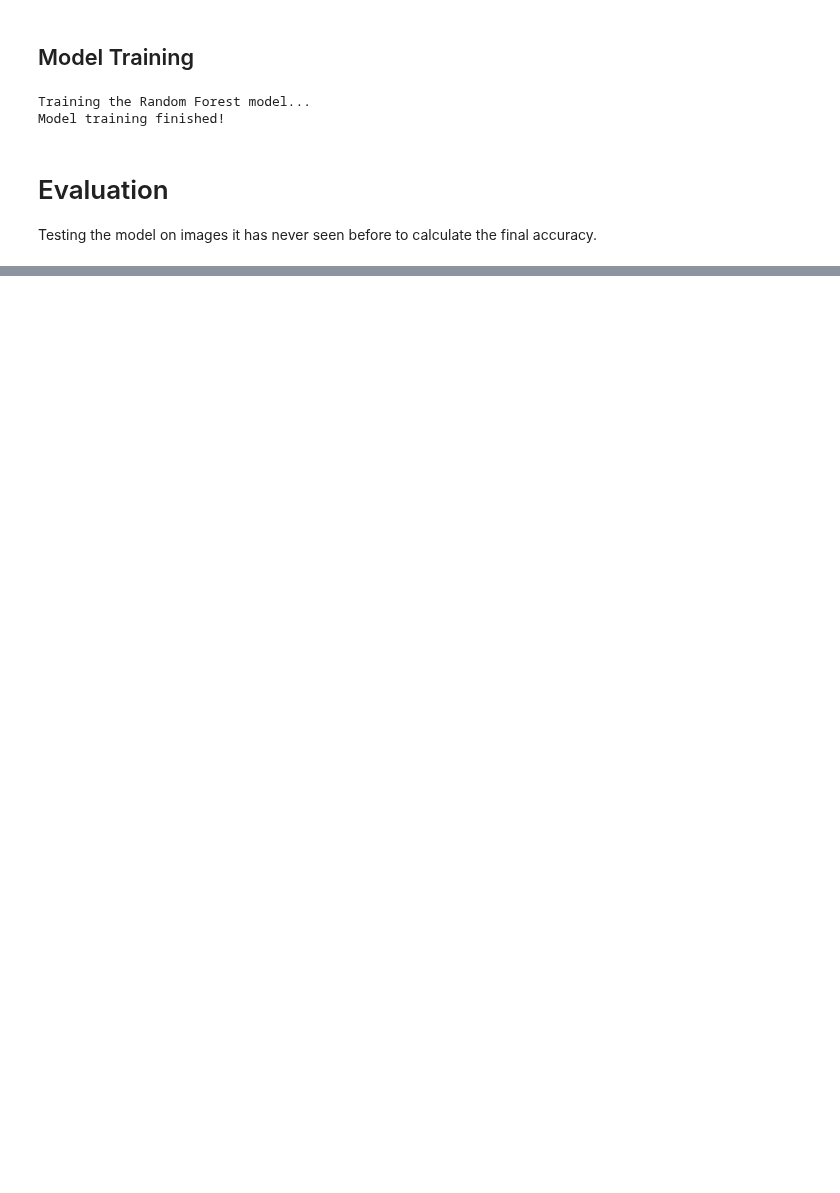
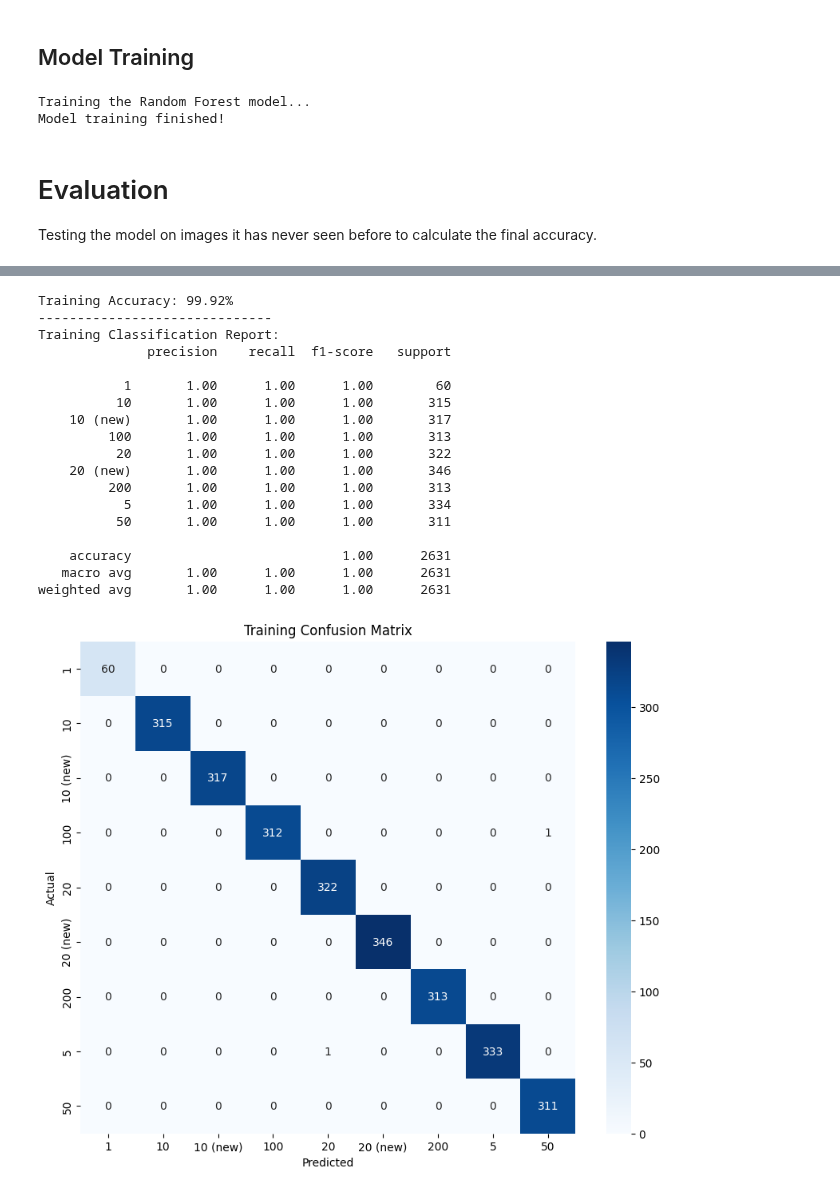
Before and after one commit to tomz3302/Egyptian-Currency-Classifier, a Jupyter notebook: Egyptian_Currency_Classifier.ipynb, the cells around one changed output, grey strips where cells are left out. Drawn from its saved outputs; the diff is of its cells as text; code cells hidden in the pictures; blank space fills up the shorter version.

```diff
--- a/Egyptian_Currency_Classifier.ipynb
+++ b/Egyptian_Currency_Classifier.ipynb
@@ -323,0 +329,45 @@ weighted avg       0.87      0.87      0.86       756
+# %%
+# ===== Evaluate on Training Data =====
+y_train_pred = model.predict(X_train)
+
+train_accuracy = accuracy_score(y_train, y_train_pred)
+print(f"Training Accuracy: {train_accuracy * 100:.2f}%")
+print("-" * 30)
+
+print("Training Classification Report:")
+print(classification_report(y_train, y_train_pred, target_names=class_names))
+
+cm_train = confusion_matrix(y_train, y_train_pred)
+plt.figure(figsize=(10, 8))
+sns.heatmap(
+    cm_train,
+    annot=True,
+    fmt='d',
+    xticklabels=class_names,
+    yticklabels=class_names,
+    cmap='Blues'
+)
+plt.xlabel('Predicted')
+plt.ylabel('Actual')
+plt.title('Training Confusion Matrix')
+plt.show()
+# %% [output]
+Training Accuracy: 99.92%
+------------------------------
+Training Classification Report:
+              precision    recall  f1-score   support
+
+           1       1.00      1.00      1.00        60
+          10       1.00      1.00      1.00       315
+    10 (new)       1.00      1.00      1.00       317
+         100       1.00      1.00      1.00       313
+          20       1.00      1.00      1.00       322
+    20 (new)       1.00      1.00      1.00       346
+         200       1.00      1.00      1.00       313
+           5       1.00      1.00      1.00       334
+          50       1.00      1.00      1.00       311
+
+    accuracy                           1.00      2631
+   macro avg       1.00      1.00      1.00      2631
+weighted avg       1.00      1.00      1.00      2631
+[figure, added]
```
Also changed, not shown: parts of 7 cells of this notebook.
